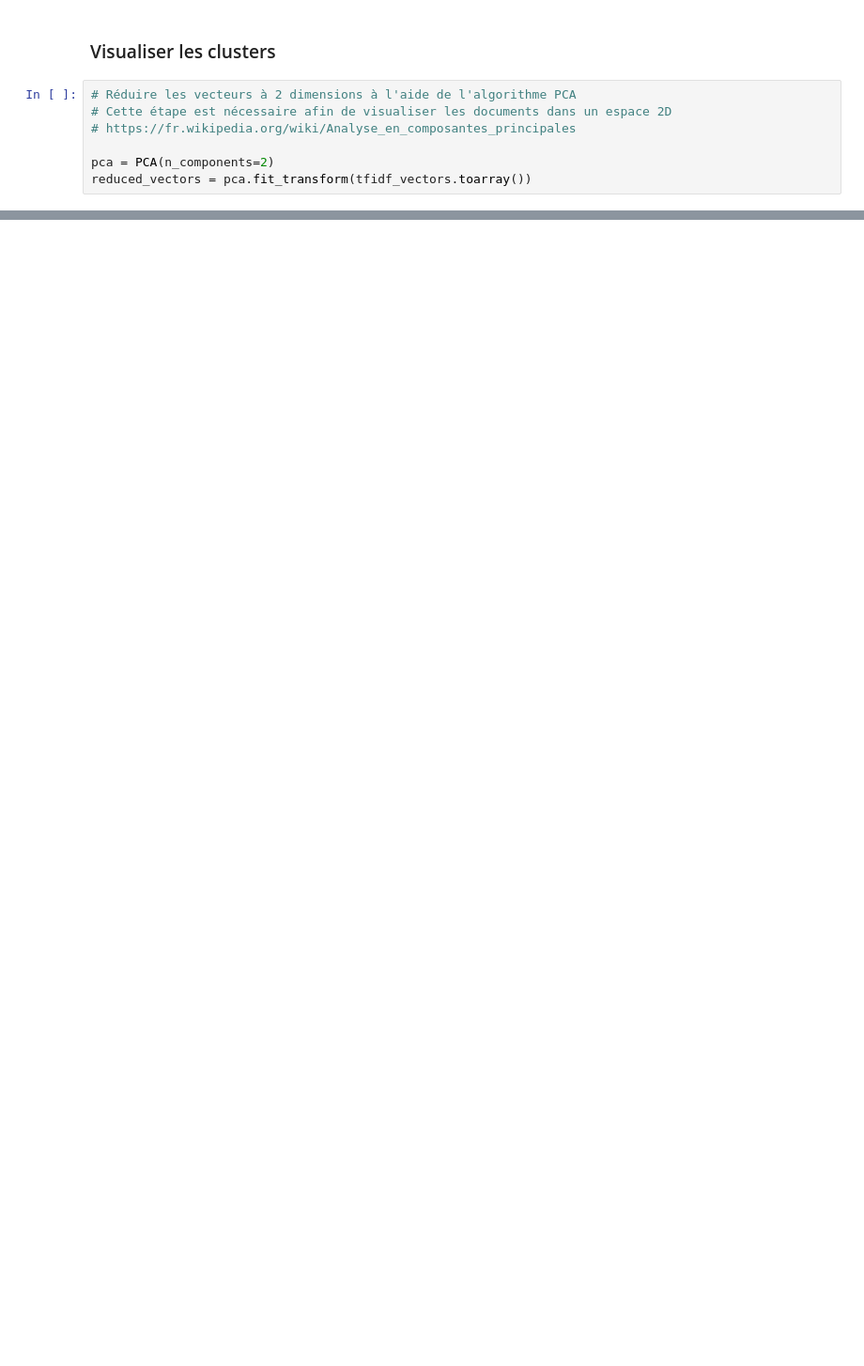
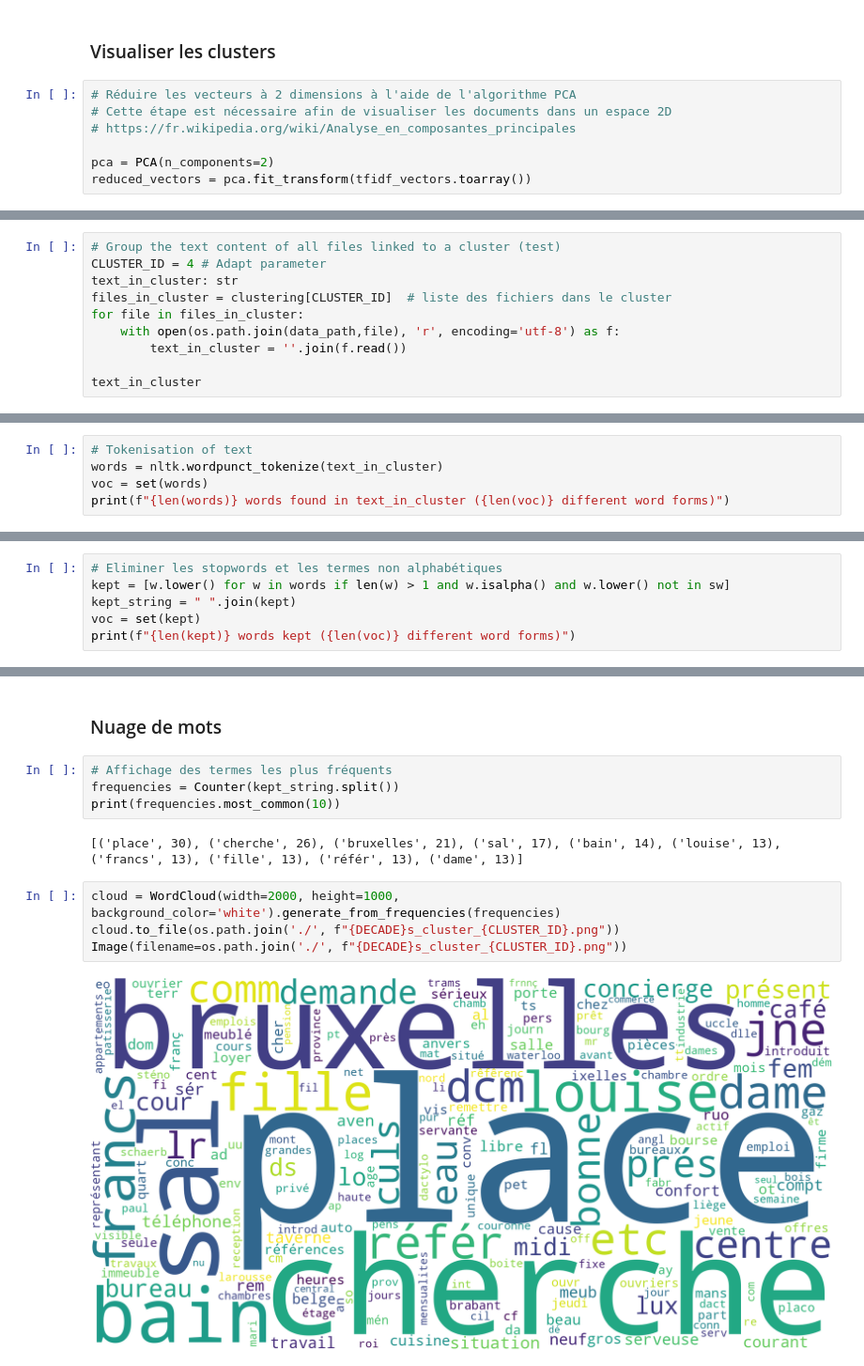
Before and after one commit to paffidim/tac, a Jupyter notebook: tps/tp3/s2_clustering.ipynb, the cells around one changed output, grey strips where cells are left out. Shown at 94% size. Saved outputs shown, nothing was run; the diff lists cells and outputs as text; blank space fills up the shorter version.

```diff
--- a/tps/tp3/s2_clustering.ipynb
+++ b/tps/tp3/s2_clustering.ipynb
@@ -200,0 +239,10 @@ plt.legend(handles=scatter.legend_elements()[0], labels=set(clusters), title="Cl
+# %%
+# Group the text content of all files linked to a cluster (test)
+CLUSTER_ID = 4 # Adapt parameter
+text_in_cluster: str
+files_in_cluster = clustering[CLUSTER_ID]  # liste des fichiers dans le cluster
+for file in files_in_cluster:
+    with open(os.path.join(data_path,file), 'r', encoding='utf-8') as f:
+        text_in_cluster = ''.join(f.read())
+
+text_in_cluster
@@ -200,0 +251,5 @@ plt.legend(handles=scatter.legend_elements()[0], labels=set(clusters), title="Cl
+# %%
+# Tokenisation of text
+words = nltk.wordpunct_tokenize(text_in_cluster)
+voc = set(words)
+print(f"{len(words)} words found in text_in_cluster ({len(voc)} different word forms)")
@@ -200,0 +258,6 @@ plt.legend(handles=scatter.legend_elements()[0], labels=set(clusters), title="Cl
+# %%
+# Eliminer les stopwords et les termes non alphabétiques
+kept = [w.lower() for w in words if len(w) > 1 and w.isalpha() and w.lower() not in sw]
+kept_string = " ".join(kept)
+voc = set(kept)
+print(f"{len(kept)} words kept ({len(voc)} different word forms)")
@@ -200,0 +405,14 @@ plt.legend(handles=scatter.legend_elements()[0], labels=set(clusters), title="Cl
+# %% [markdown]
+### Nuage de mots
+# %%
+# Affichage des termes les plus fréquents
+frequencies = Counter(kept_string.split())
+print(frequencies.most_common(10))
+# %% [output]
+[('place', 30), ('cherche', 26), ('bruxelles', 21), ('sal', 17), ('bain', 14), ('louise', 13), ('francs', 13), ('fille', 13), ('référ', 13), ('dame', 13)]
+# %%
+cloud = WordCloud(width=2000, height=1000, background_color='white').generate_from_frequencies(frequencies)
+cloud.to_file(os.path.join('./', f"{DECADE}s_cluster_{CLUSTER_ID}.png"))
+Image(filename=os.path.join('./', f"{DECADE}s_cluster_{CLUSTER_ID}.png"))
+# %% [output]
+[figure, added]
```
Also changed, not shown: parts of 21 cells of this notebook, 5 other files.
